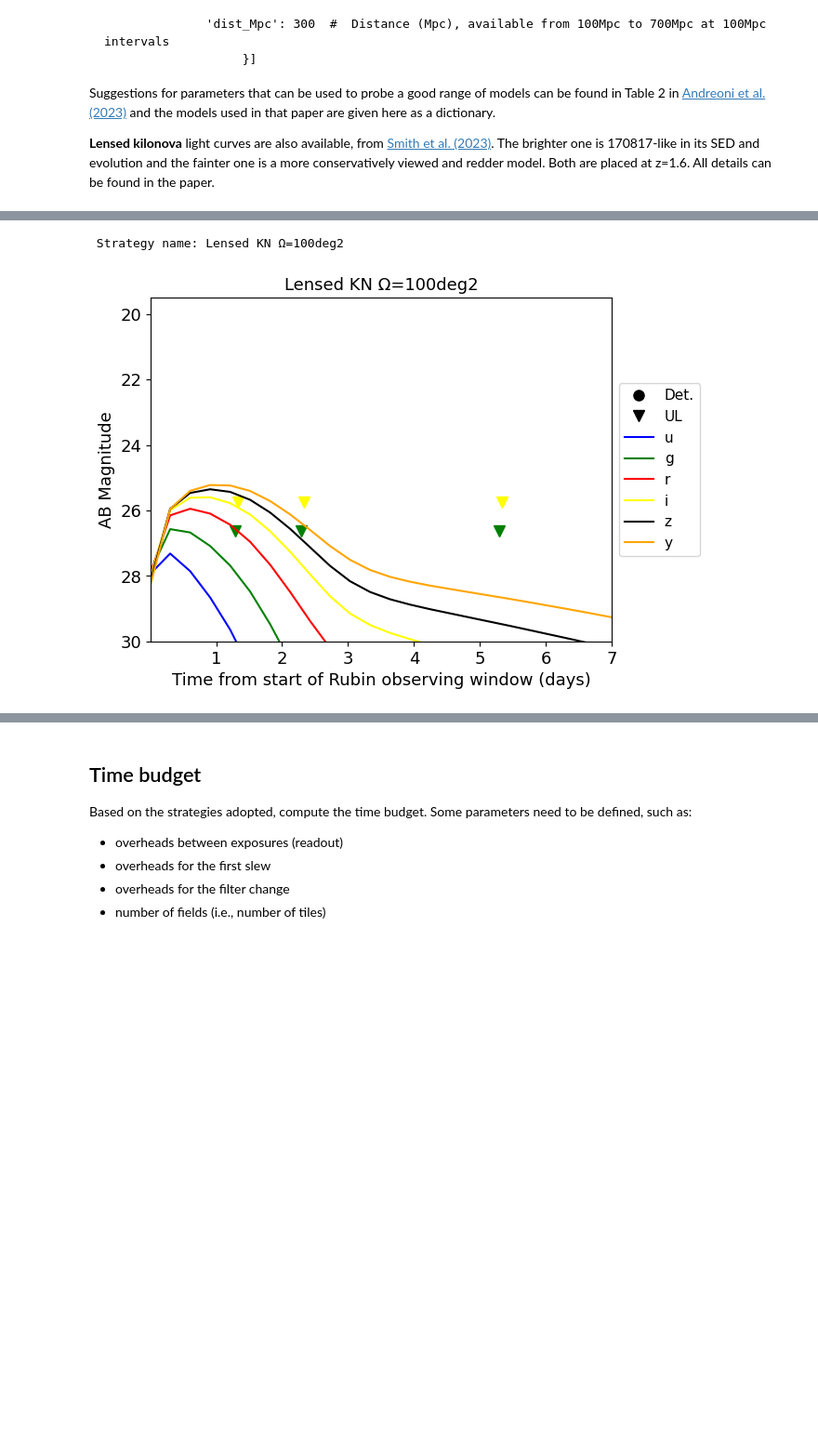
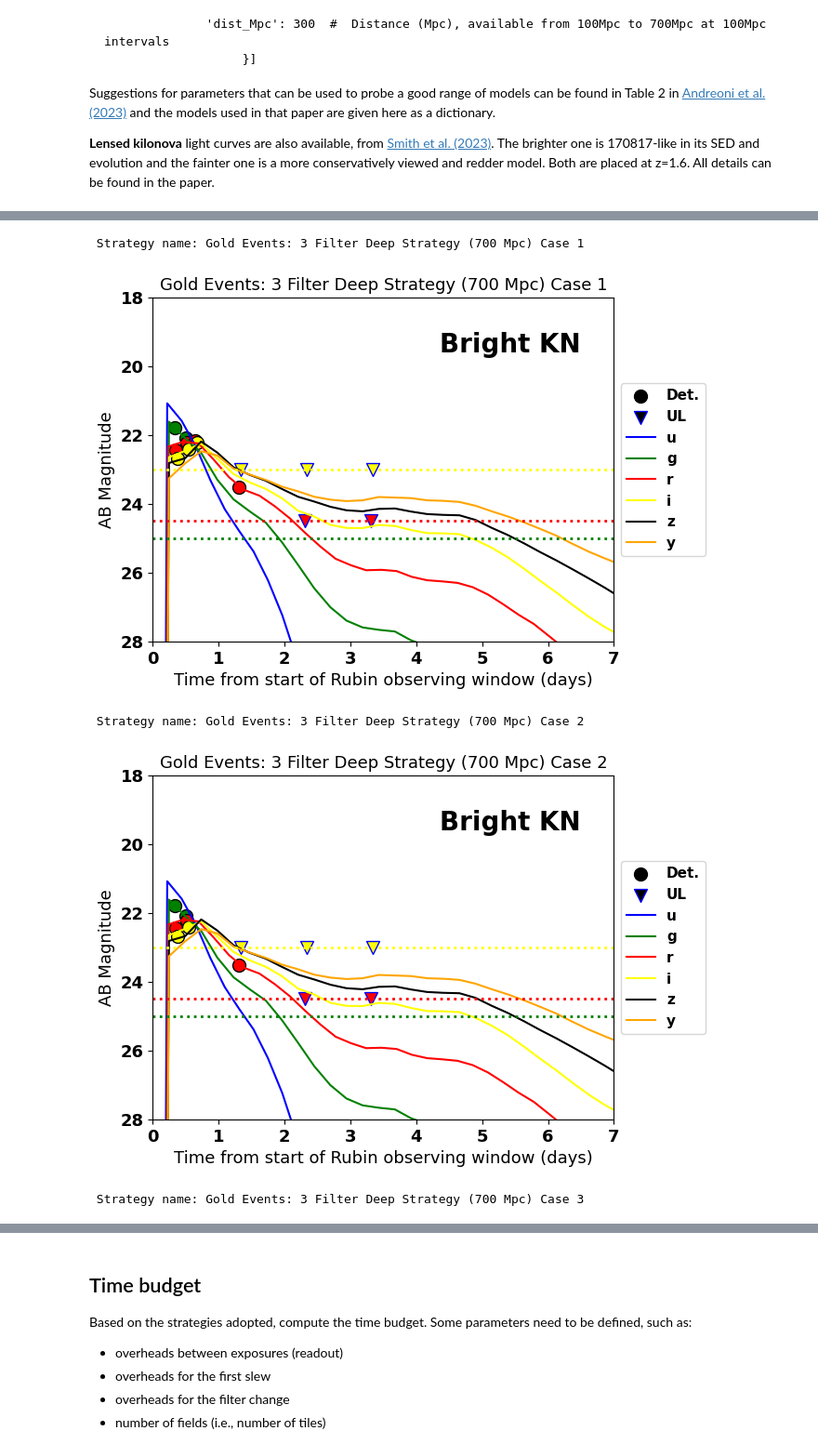
Before and after one commit to Meet-Vyas-Dev/RubinToO2024, a Jupyter notebook: plots_RubinToO2024.ipynb, the cells around one changed output, grey strips where cells are left out. Shown: that part at 93% size. Cells and saved outputs as stored; diff of their text form; code cells hidden in the pictures; blank space fills up the shorter version.

Commit message:
Added the Golden Event strategy and plots

```diff
--- a/plots_RubinToO2024.ipynb
+++ b/plots_RubinToO2024.ipynb
@@ -547,7 +683,7 @@ Suggestions for parameters that can be used to probe a good range of models can
 delay_hr = 6.
 
 # Distance in Mpc, available from 100Mpc to 700Mpc at 100Mpc intervals
-distance_Mpc = 400
+distance_Mpc = 700
 
 # Here are some selected models from the Bulla+19, Anand+23 model grid. Do not modify unless necessary
 # Please look at models/kilonova_Bulla/ folder for more options.
@@ -562,7 +698,7 @@ models = {"GW170817 best fit polar, theta=26deg": f"models/kilonova_Bulla/nph1.0
 }
 
 # Pick the model
-model_filename = models["Lensed kilonova z=1.6 faint"]
+model_filename = models["GW170817 best fit polar, theta=26deg"]
 
 # Verbose
 print(f"Selected model file name: \n {model_filename}")
@@ -572,20 +927,23 @@ Selected model file name:
 # %%
 # Read the model
 t_model = ascii.read(model_filename)
 
 # Plot the lightcurve using the plot_lc module
-plot_lc.doPlotLc(strategies, t_model,
+doPlotLc2(strategies, t_model,
                  delay_hr,  # delay time between merger and observing window
-                 xlim=[0.01, 7], # x axis limit in days
-                 ylim=[30, 19.5],  # y axis limit in apparent mag
-                 n_interp=100,  # Number of points for the interpolation (e.g. 150)
+                 xlim=[0, 7], # x axis limit in days
+                 ylim=[28,18],  # y axis limit in apparent mag
+                 n_interp=120,  # Number of points for the interpolation (e.g. 150)
                  offset_filt_hr=0.5,  # offset in hours between filters (to show overlapping points)
                  outfile_base="plot_lc",  # Base name for the file to be saved
                  outfile_format='pdf',  # Format of the output plot (pdf, png, etc)
                  doSave=True,  # If set to False, the plot will not be saved
                  event_name=event_name,  # Name of the event for the X label
                  linestyle="-",
                  filters_color_dict=filters_color_dict)
 # %% [output]
- Strategy name: Lensed KN Ω=100deg2
+ Strategy name: Gold Events: 3 Filter Deep Strategy (700 Mpc) Case 1
-[figure, old version]
+[figure, new version]
+ Strategy name: Gold Events: 3 Filter Deep Strategy (700 Mpc) Case 2
+[figure, added]
+ Strategy name: Gold Events: 3 Filter Deep Strategy (700 Mpc) Case 3
```
Also changed, not shown: parts of 12 cells of this notebook, 5 other files.
